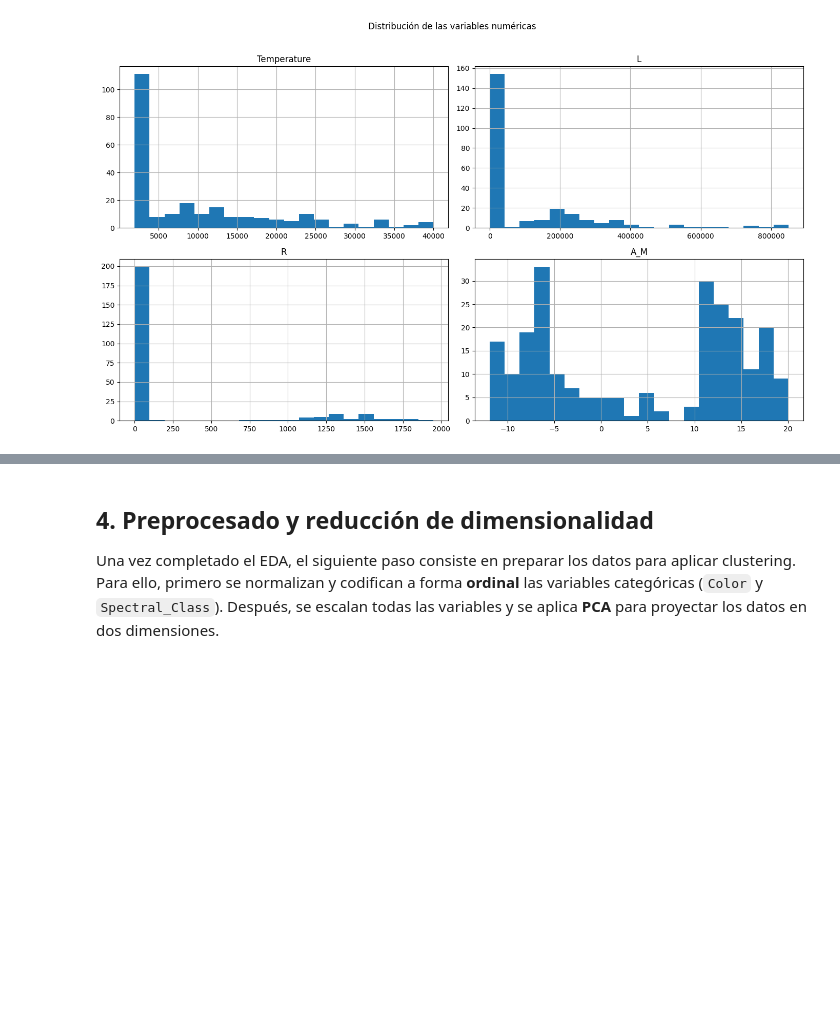
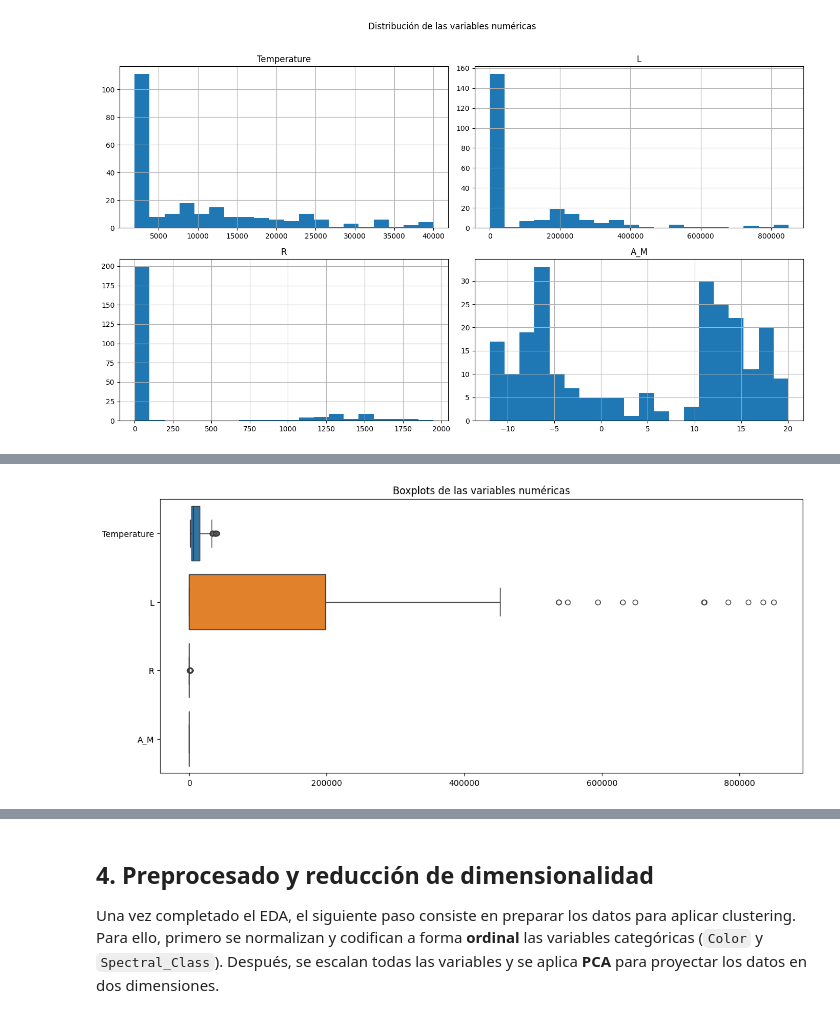
Before and after one commit to 100522401/p2_AA_100522396_100522401, a Jupyter notebook: notebooks/notebook.ipynb, the cells around one changed output, grey strips where cells are left out. Drawn from its saved outputs; the diff is of its cells as text; code cells hidden in the pictures; blank space fills up the shorter version.

```diff
--- a/notebooks/notebook.ipynb
+++ b/notebooks/notebook.ipynb
@@ -173,0 +196,9 @@ Resumen estadístico de las variables numéricas:
+# %%
+import seaborn as sns
+
+plt.figure(figsize=(14, 6))
+sns.boxplot(data=df[num_cols], orient="h")
+plt.title("Boxplots de las variables numéricas")
+plt.show()
+# %% [output]
+[figure, added]
```
Also changed, not shown: parts of 12 cells of this notebook.
